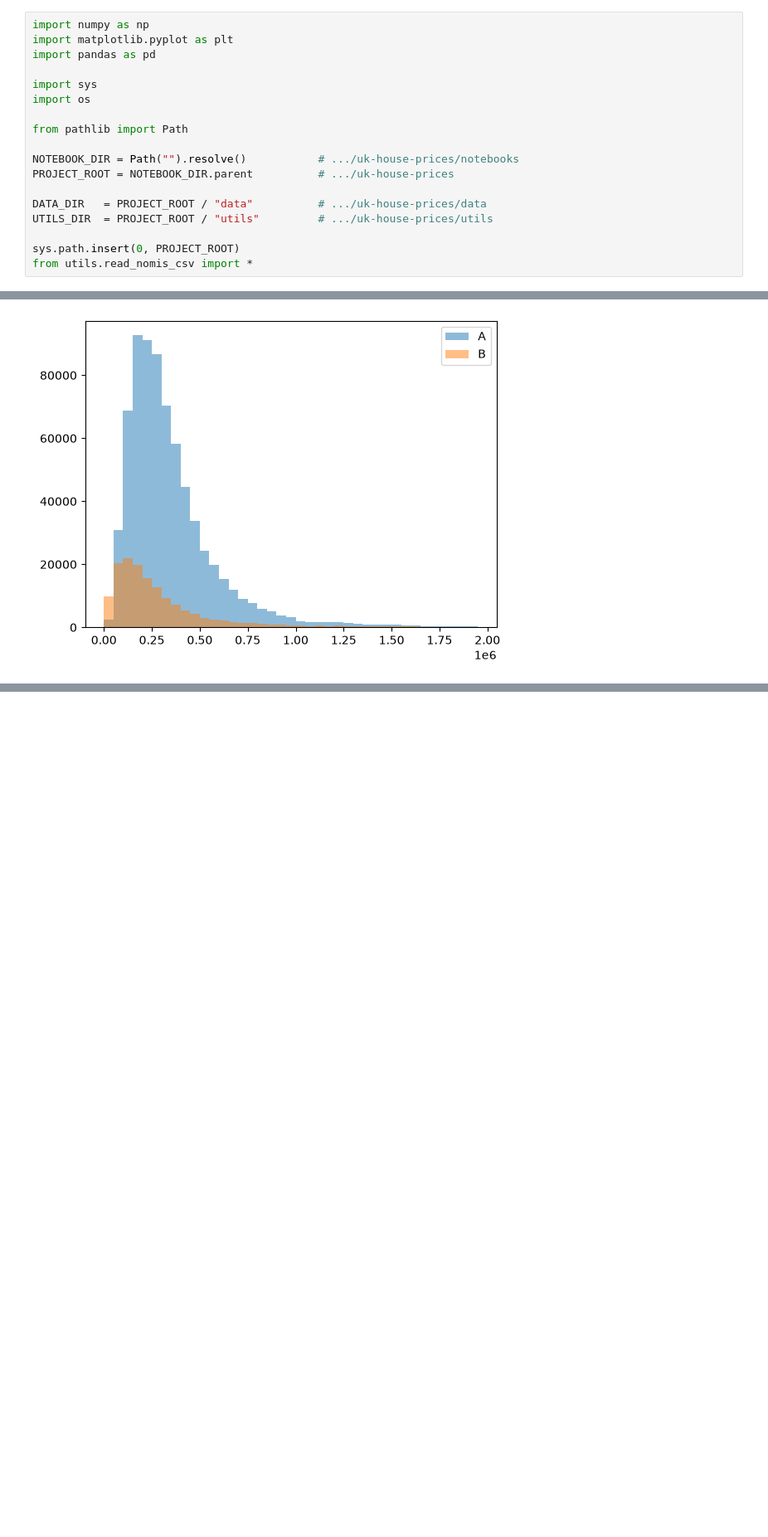
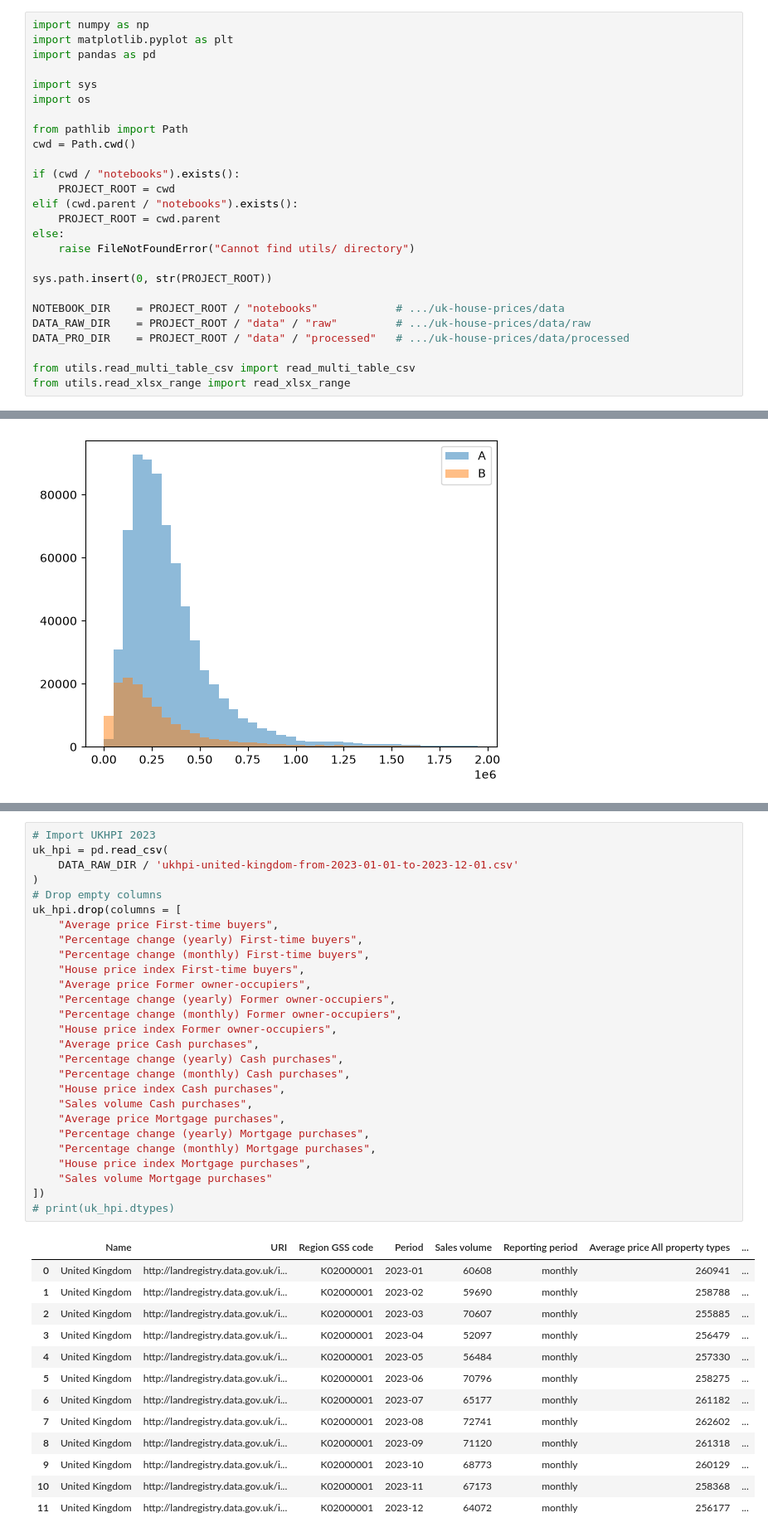
Before and after one commit to kaimeller/uk-house-prices, a Jupyter notebook: notebooks/1-import.ipynb, the cells around one changed output, grey strips where cells are left out. Shown at 83% size. Cells and saved outputs as stored; diff of their text form; blank space fills up the shorter version.

Commit message:
feat: add xlsx import function, import all datasets

```diff
--- a/notebooks/1-import.ipynb
+++ b/notebooks/1-import.ipynb
@@ -7,15 +7,23 @@ import sys
 import os
 
 from pathlib import Path
+cwd = Path.cwd()
 
-NOTEBOOK_DIR = Path("").resolve()           # .../uk-house-prices/notebooks
-PROJECT_ROOT = NOTEBOOK_DIR.parent          # .../uk-house-prices
+if (cwd / "notebooks").exists():
+    PROJECT_ROOT = cwd
+elif (cwd.parent / "notebooks").exists():
+    PROJECT_ROOT = cwd.parent
+else:
+    raise FileNotFoundError("Cannot find utils/ directory")
 
-DATA_DIR   = PROJECT_ROOT / "data"          # .../uk-house-prices/data
-UTILS_DIR  = PROJECT_ROOT / "utils"         # .../uk-house-prices/utils
+sys.path.insert(0, str(PROJECT_ROOT))
 
-sys.path.insert(0, PROJECT_ROOT)
-from utils.read_nomis_csv import *
+NOTEBOOK_DIR    = PROJECT_ROOT / "notebooks"            # .../uk-house-prices/data
+DATA_RAW_DIR    = PROJECT_ROOT / "data" / "raw"         # .../uk-house-prices/data/raw
+DATA_PRO_DIR    = PROJECT_ROOT / "data" / "processed"   # .../uk-house-prices/data/processed
+
+from utils.read_multi_table_csv import read_multi_table_csv
+from utils.read_xlsx_range import read_xlsx_range
 # %%
 # Import Price Paid yearly (2023) from HM Land Registry
 # Assign column names
@@ -91,0 +165,41 @@ for table_name, df in result.items():
+# %%
+# Import UKHPI 2023
+uk_hpi = pd.read_csv(
+    DATA_RAW_DIR / 'ukhpi-united-kingdom-from-2023-01-01-to-2023-12-01.csv'
+)
+# Drop empty columns
+uk_hpi.drop(columns = [
+    "Average price First-time buyers",
+    "Percentage change (yearly) First-time buyers",
+    "Percentage change (monthly) First-time buyers",
+    "House price index First-time buyers",
+    "Average price Former owner-occupiers",
+    "Percentage change (yearly) Former owner-occupiers",
+    "Percentage change (monthly) Former owner-occupiers",
+    "House price index Former owner-occupiers",
+    "Average price Cash purchases",
+    "Percentage change (yearly) Cash purchases",
+    "Percentage change (monthly) Cash purchases",
+    "House price index Cash purchases",
+    "Sales volume Cash purchases",
+    "Average price Mortgage purchases",
+    "Percentage change (yearly) Mortgage purchases",
+    "Percentage change (monthly) Mortgage purchases",
+    "House price index Mortgage purchases",
+    "Sales volume Mortgage purchases"
+])
+# print(uk_hpi.dtypes)
+# %% [output]
+|  | Name | URI | Region GSS code | Period | Sales volume | Reporting period | Average price All property types | ... |
+| 0 | United Kingdom | http://landregistry.data.gov.uk/i... | K02000001 | 2023-01 | 60608 | monthly | 260941 | ... |
+| 1 | United Kingdom | http://landregistry.data.gov.uk/i... | K02000001 | 2023-02 | 59690 | monthly | 258788 | ... |
+| 2 | United Kingdom | http://landregistry.data.gov.uk/i... | K02000001 | 2023-03 | 70607 | monthly | 255885 | ... |
+| 3 | United Kingdom | http://landregistry.data.gov.uk/i... | K02000001 | 2023-04 | 52097 | monthly | 256479 | ... |
+| 4 | United Kingdom | http://landregistry.data.gov.uk/i... | K02000001 | 2023-05 | 56484 | monthly | 257330 | ... |
+| 5 | United Kingdom | http://landregistry.data.gov.uk/i... | K02000001 | 2023-06 | 70796 | monthly | 258275 | ... |
+| 6 | United Kingdom | http://landregistry.data.gov.uk/i... | K02000001 | 2023-07 | 65177 | monthly | 261182 | ... |
+| 7 | United Kingdom | http://landregistry.data.gov.uk/i... | K02000001 | 2023-08 | 72741 | monthly | 262602 | ... |
+| 8 | United Kingdom | http://landregistry.data.gov.uk/i... | K02000001 | 2023-09 | 71120 | monthly | 261318 | ... |
+| 9 | United Kingdom | http://landregistry.data.gov.uk/i... | K02000001 | 2023-10 | 68773 | monthly | 260129 | ... |
+| 10 | United Kingdom | http://landregistry.data.gov.uk/i... | K02000001 | 2023-11 | 67173 | monthly | 258368 | ... |
+| 11 | United Kingdom | http://landregistry.data.gov.uk/i... | K02000001 | 2023-12 | 64072 | monthly | 256177 | ... |
```
Also changed, not shown: parts of 10 cells of this notebook, 5 other files.
